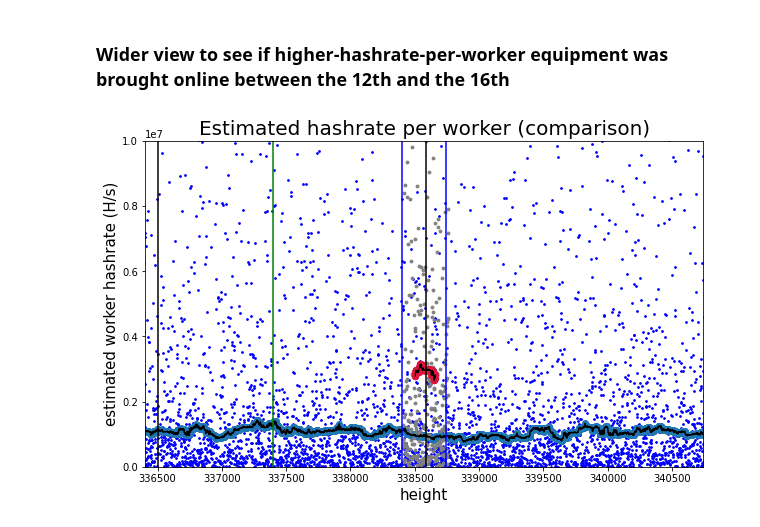
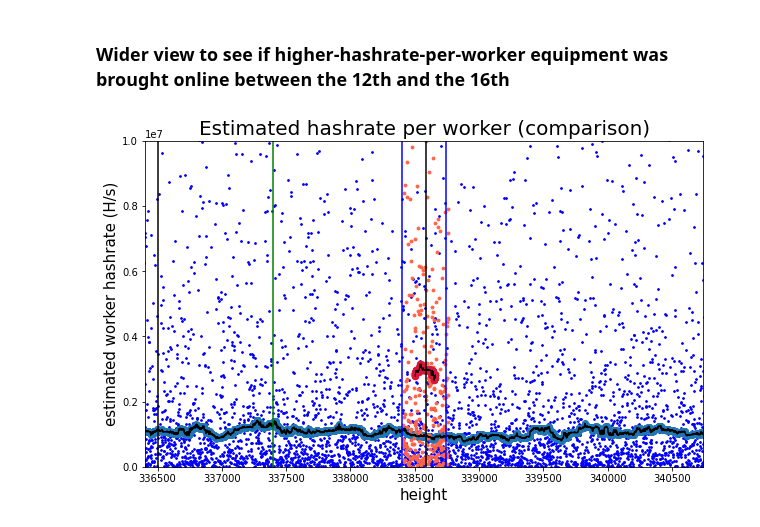
Before and after one commit to Mitchellpkt/firo-forensics, a Jupyter notebook: analysis/jupyter-python-firo-forensics.ipynb, the cells around one changed output. Saved outputs shown, nothing was run; the diff lists cells and outputs as text; code cells hidden in the pictures.

Commit message:
fixes color change in the wrong plot

```diff
--- a/analysis/jupyter-python-firo-forensics.ipynb
+++ b/analysis/jupyter-python-firo-forensics.ipynb
@@ -576,32 +576,32 @@ xlim_width = 2000
 
 # First plot the honest blocks
 honest_blocks_df = control_blocks.append(abandoned_blocks)
 honest_blocks_df = honest_blocks_df.sort_values(by='height', ascending=True)
 honest_blocks_df['discovery_time'] = honest_blocks_df['time'].diff()
 honest_blocks_df['estimated_hashes_per_sec'] = honest_blocks_df['nonce']  / honest_blocks_df['discovery_time']
 honest_blocks_df = honest_blocks_df[honest_blocks_df['nonce']  < nonce_threshold]
 honest_heights = honest_blocks_df['height']
 isli.scatter(honest_blocks_df['height'][1::]-rolling_average_width/2, honest_blocks_df['estimated_hashes_per_sec'][1::],
              rollingMedianBinWidth=rolling_average_width, xlabel='height', ylabel='estimated worker hashrate (H/s)', markercolor='b',
              figsize=(10,6), title='Estimated hashrate per worker (comparison)', yscale='linear', ylim=(0, 1e7))
 plt.axvline(x=min(attack_blocks['height']), color='b')
 plt.axvline(x=max(attack_blocks['height']), color='b')
 np.nanmedian(honest_blocks_df['estimated_hashes_per_sec'])
 plt.xlim((first_attack_block-xlim_width,last_attack_block+xlim_width));
 
 # Now add the attacker blocks
-plt.scatter(attacker_blocks_df['height'][1::], attacker_blocks_df['estimated_hashes_per_sec'][1::], color='gray', s = 8)
+plt.scatter(attacker_blocks_df['height'][1::], attacker_blocks_df['estimated_hashes_per_sec'][1::], color='tomato', s = 8)
 temporaryDataFrame = pd.DataFrame()
 temporaryDataFrame['xData'] = attacker_blocks_df['height'][1::]-rolling_average_width/2
 temporaryDataFrame['yData'] = attacker_blocks_df['estimated_hashes_per_sec'][1::]
 temporaryDataFrame.sort_values(by='xData', ascending=True, inplace=True)
 trace = plt.scatter(temporaryDataFrame.xData,
                     temporaryDataFrame['yData'].rolling(rolling_average_width).median(),
                     color='crimson', s=40)
 trace = plt.plot(temporaryDataFrame.xData, temporaryDataFrame['yData'].rolling(rolling_average_width).median(),
          color='k',linewidth=1)
 plt.axvline(x=338590, color='k');
 plt.axvline(x=337396, color='g');
 plt.axvline(x=336500, color='k');
 # %% [output]
-[figure, old version]
+[figure, new version]
```
